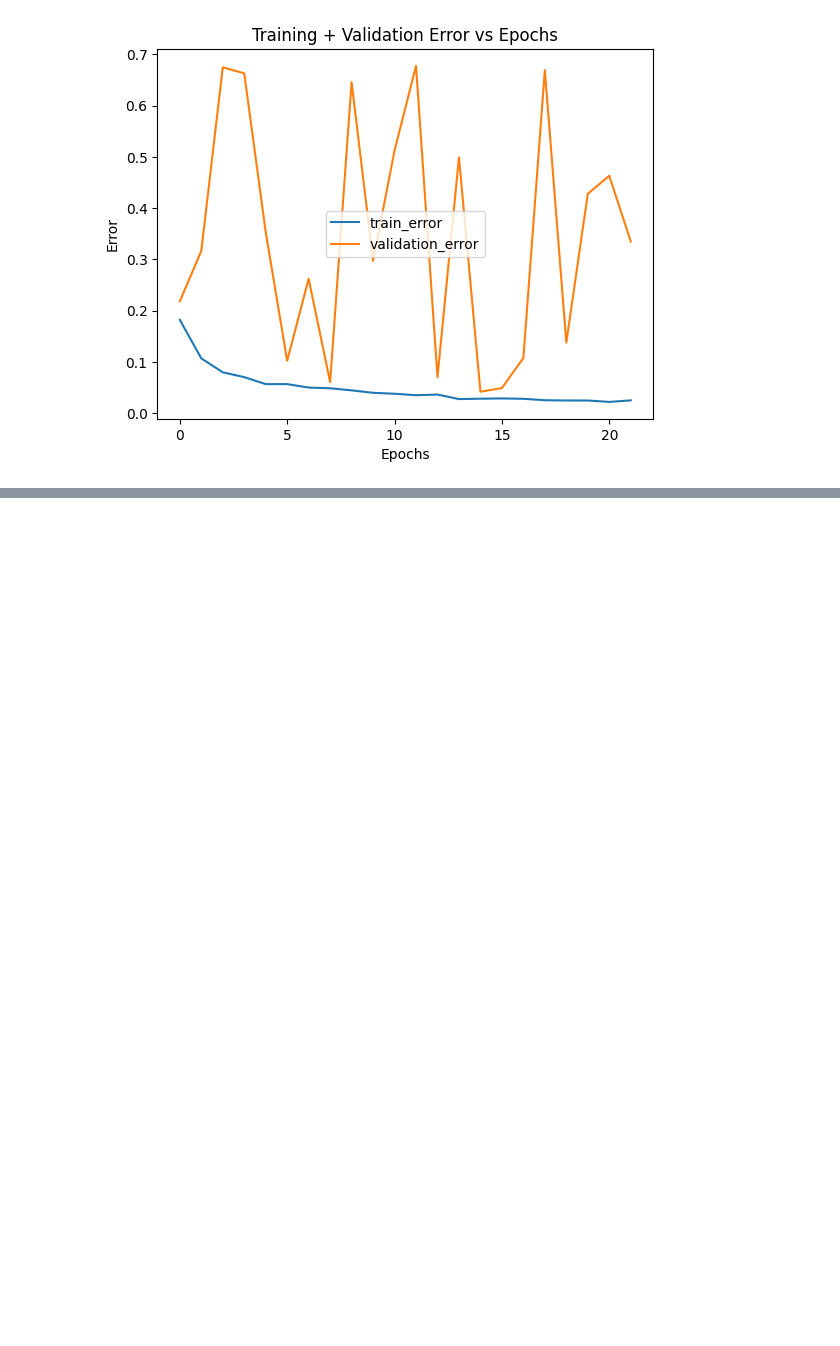
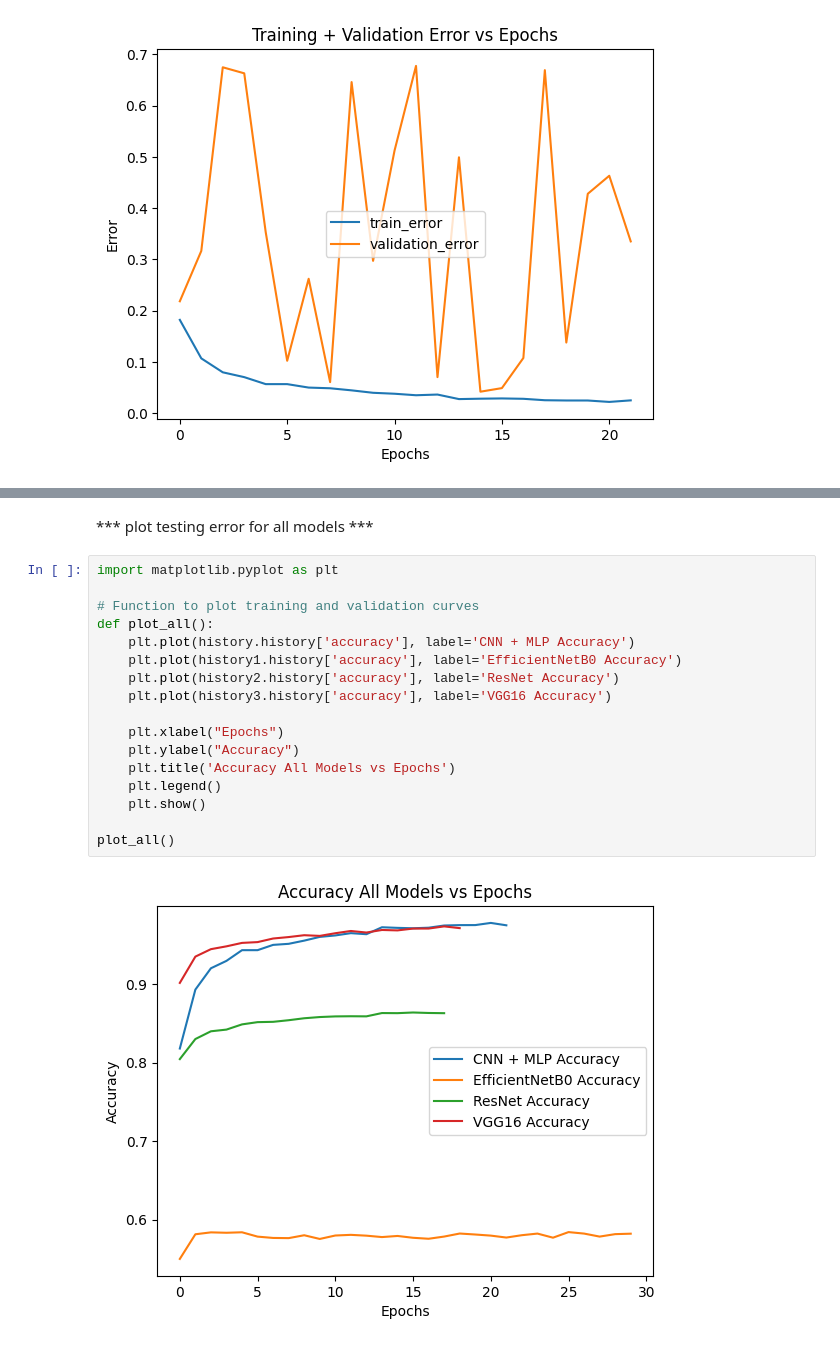
Before and after one commit to surbhikhatri/cnn-identify-frost-in-Martian-HiRISE-images, a Jupyter notebook: project-final.ipynb, the cells around one changed output, grey strips where cells are left out. Drawn from its saved outputs; the diff is of its cells as text; blank space fills up the shorter version.

```diff
--- a/project-final.ipynb
+++ b/project-final.ipynb
@@ -334,0 +613,21 @@ Confusion Matrix
+# %% [markdown]
+*** plot testing error for all models ***
+# %%
+import matplotlib.pyplot as plt
+
+# Function to plot training and validation curves
+def plot_all():
+    plt.plot(history.history['accuracy'], label='CNN + MLP Accuracy')
+    plt.plot(history1.history['accuracy'], label='EfficientNetB0 Accuracy')
+    plt.plot(history2.history['accuracy'], label='ResNet Accuracy')
+    plt.plot(history3.history['accuracy'], label='VGG16 Accuracy')
+
+    plt.xlabel("Epochs")
+    plt.ylabel("Accuracy")
+    plt.title('Accuracy All Models vs Epochs')
+    plt.legend()
+    plt.show()
+
+plot_all()
+# %% [output]
+[figure, added]
```
Also changed, not shown: parts of 21 cells of this notebook, 1 other file.
